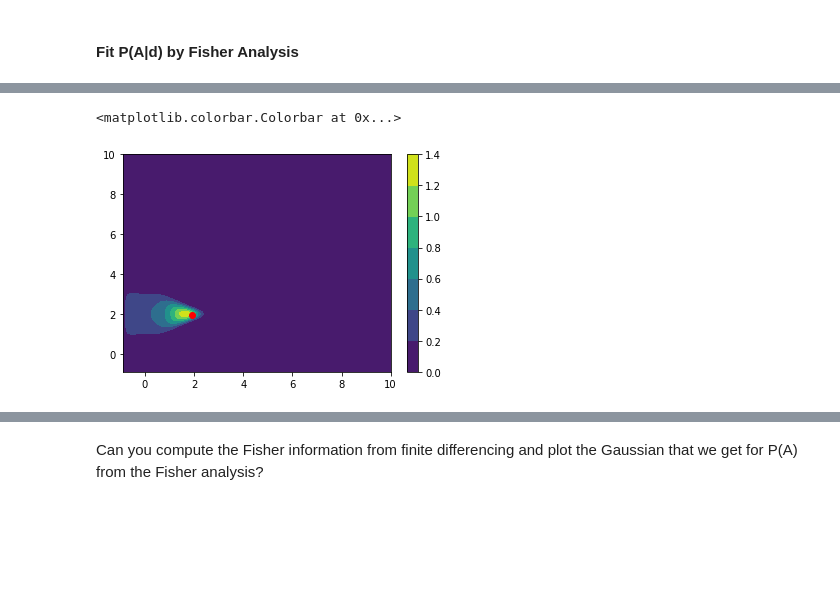
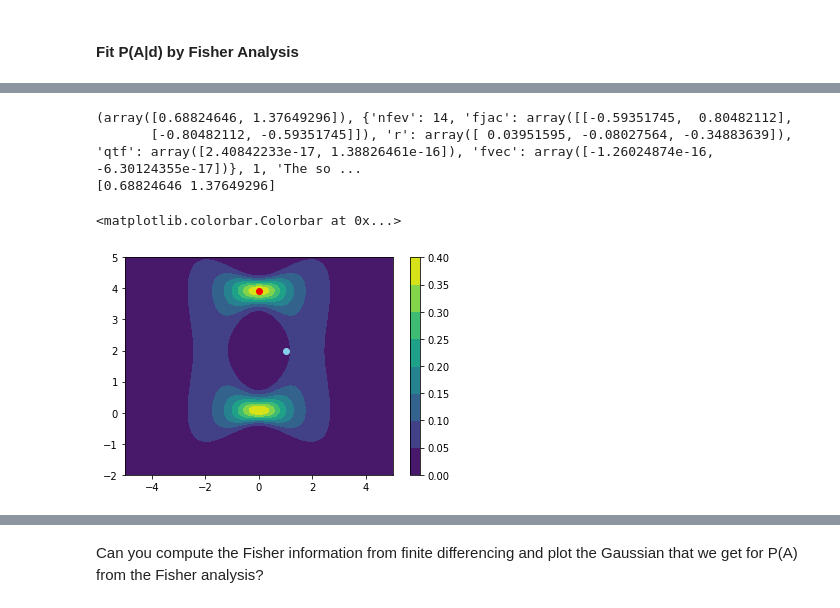
Before and after one commit to twerhane/UndergradStudentProjects, a Jupyter notebook: Jamie_and_Lister/VanessasNotebooks/FisherAnalysisOnToyExample.ipynb, the cells around one changed output, grey strips where cells are left out. Drawn from its saved outputs; the diff is of its cells as text; code cells hidden in the pictures; blank space fills up the shorter version.

```diff
--- a/Jamie_and_Lister/VanessasNotebooks/FisherAnalysisOnToyExample.ipynb
+++ b/Jamie_and_Lister/VanessasNotebooks/FisherAnalysisOnToyExample.ipynb
@@ -90,7 +90,7 @@ def data_probability(params,data):
     return prob(data)
 # %%
 def finite_diff(params,func):
-    delta_params = np.asarray(params)*0.01
+    delta_params = np.asarray(params)*0.02
     derivative = (func(params+delta_params)-func(params-delta_params))/(2*delta_params)
     return derivative
 # %%
@@ -120,15 +116,28 @@ best_params= fsolve(deriv,[2.,2.])
+# %%
+params_init = [1.,2.]
+# %%
+# this solver is not working well, as you can see
+output= fsolve(deriv,params_init,full_output=True,maxfev=1000,xtol=1e-10)
+print(output)
+best_params= output[0]
+print(best_params)
+# %% [output]
+(array([0.68824646, 1.37649296]), {'nfev': 14, 'fjac': array([[-0.59351745,  0.80482112],
+       [-0.80482112, -0.59351745]]), 'r': array([ 0.03951595, -0.08027564, -0.34883639]), 'qtf': array([2.40842233e-17, 1.38826461e-16]), 'fvec': array([-1.26024874e-16, -6.30124355e-17])}, 1, 'The so ...
+[0.68824646 1.37649296]
 # %%
 # here we sample the probability distribution on a grid
 # (I think that's what Lister tried to do, or maybe even did?)
-a_ = np.linspace(-0.9,10,100)
-b_ = np.linspace(-0.9,10,100)
+a_ = np.linspace(-5,5,100)
+b_ = np.linspace(-2,5,100)
 a_, b_ = np.meshgrid(a_,b_)
 p  = p_of_params([a_,b_])
 # %%
 fig,ax=plt.subplots(1,1)
 cp = ax.contourf(a_, b_, p)
 plt.scatter(best_params[0],best_params[1],color='red')
+plt.scatter(params_init[0],params_init[1],color='skyblue')
 fig.colorbar(cp)
 # %% [output]
 <matplotlib.colorbar.Colorbar at 0x...>
-[figure, old version]
+[figure, new version]
```
Also changed, not shown: parts of 7 cells of this notebook.
